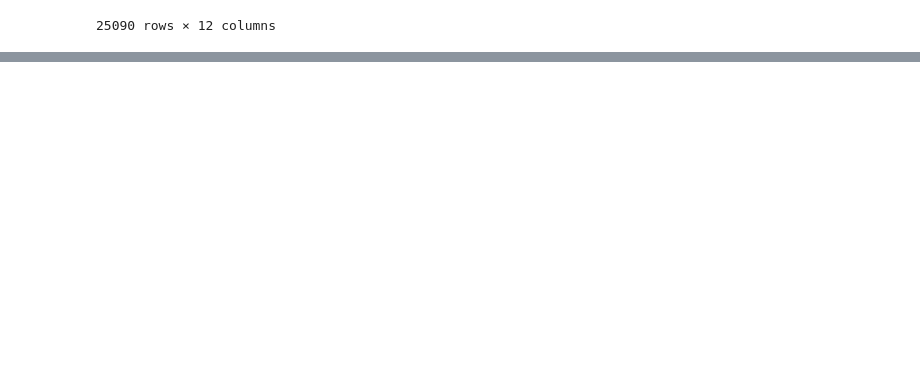
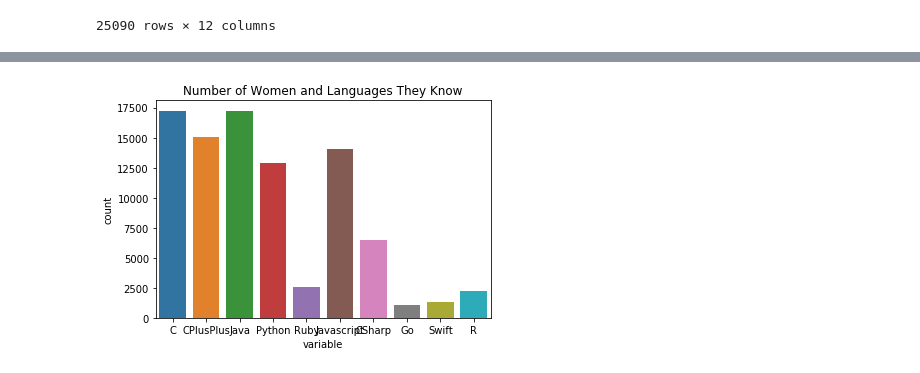
Before and after one commit to EricaTess/women-in-tech, a Jupyter notebook: clustering_project/Clustering-HackerRank-Data.ipynb, the cells around one changed output, grey strips where cells are left out. Cells and saved outputs as stored; diff of their text form; code cells hidden in the pictures; blank space fills up the shorter version.

```diff
--- a/clustering_project/Clustering-HackerRank-Data.ipynb
+++ b/clustering_project/Clustering-HackerRank-Data.ipynb
@@ -87,0 +119,10 @@ df_female
+# %%
+df_langmelt = pd.melt(df_lang)
+# %%
+df_langmelt
+df_langmelt.dropna(subset=['value'], inplace=True)
+print(df_langmelt)
+isKnown = df_langmelt['value'] == 'Know'
+known = df_langmelt[isKnown]
+willLearn = df_langmelt['value'] == 'Will Learn'
+learn = df_langmelt[willLearn]
@@ -87,0 +147,6 @@ df_female
+# %%
+sns.countplot(data=known, x="variable")
+plt.title("Number of Women and Languages They Know")
+plt.show()
+# %% [output]
+[figure, added]
```
Also changed, not shown: parts of 15 cells of this notebook.
